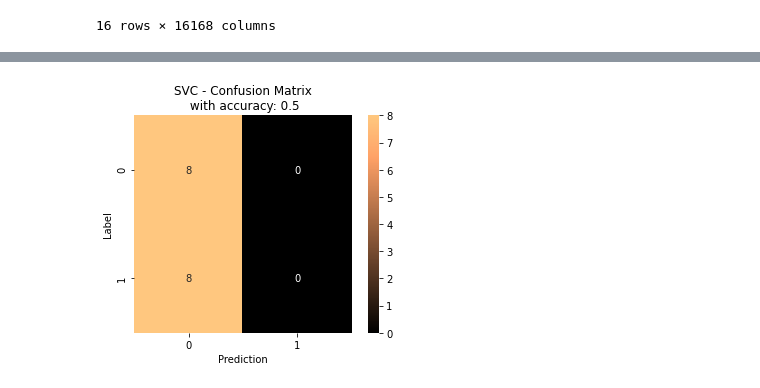
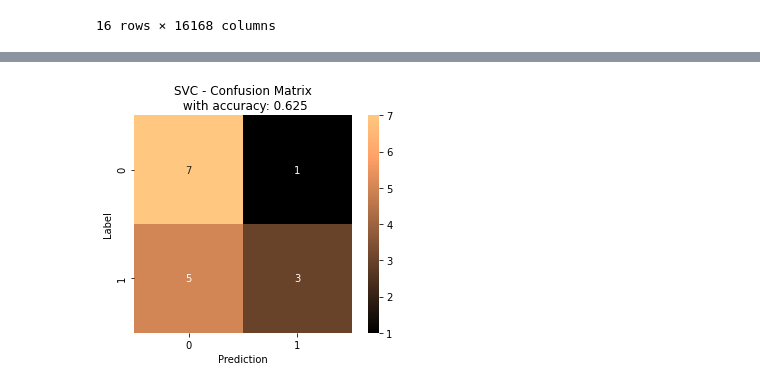
Before and after one commit to stupidpenguin/Computation_of_Data_Science, a Jupyter notebook: Grace_Final_Project/Final_Project.ipynb, the cells around one changed output, grey strips where cells are left out. Cells and saved outputs as stored; diff of their text form; code cells hidden in the pictures.

```diff
--- a/Grace_Final_Project/Final_Project.ipynb
+++ b/Grace_Final_Project/Final_Project.ipynb
@@ -135,0 +130,7 @@ P_TCGA_D_wo_label
+# %%
+smote = SMOTE(random_state=42)
+X_smo, y_smo = smote.fit_resample(GDSC_TCGA_D_train_data, GDSC_TCGA_D_train_data_label)
+print(len(y_smo))
+
+synthesised_data = pd.DataFrame(X_smo, y_smo)
+X_smo
@@ -141,17 +249,18 @@ from sklearn.svm import SVC
 import seaborn as sns
 # %%
 SVC_Model = SVC()
-SVC_Model.fit(GDSC_TCGA_D_train_data, GDSC_TCGA_D_train_data_label)
+SVC_Model.fit(X_smo, y_smo)
+# SVC_Model.fit(GDSC_TCGA_D_train_data, GDSC_TCGA_D_train_data_label)
 SVC_result = SVC_Model.predict(P_TCGA_D_wo_label)
 SVC_score = SVC_Model.score(P_TCGA_D_wo_label, P_TCGA_D_label)
 SVC_score = np.around(SVC_score, decimals=3)
 
 SVC_cm = confusion_matrix(P_TCGA_D_label, SVC_result)
 sns.heatmap(SVC_cm, square=True, annot=True, cmap=CMAP, cbar=True, fmt="")
 SVC_plot = plt.xlabel("Prediction")
 SVC_plot = plt.ylabel("Label")
 SVC_plot = plt.title(f"SVC - Confusion Matrix\n with accuracy: {SVC_score}")
 
 plt.show(SVC_plot)
 # %% [output]
-[figure, old version]
+[figure, new version]
```
Also changed, not shown: parts of 31 cells of this notebook, 1 other file.
